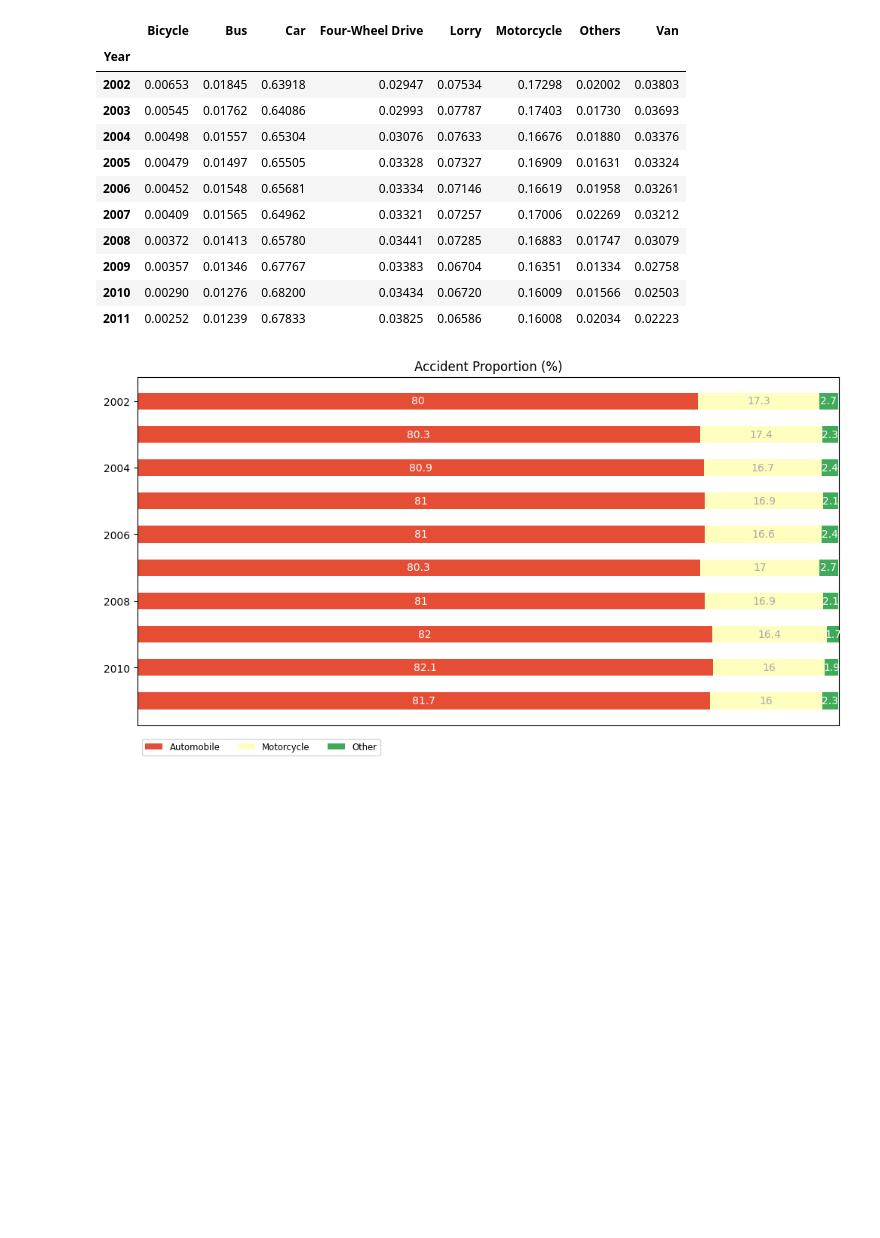
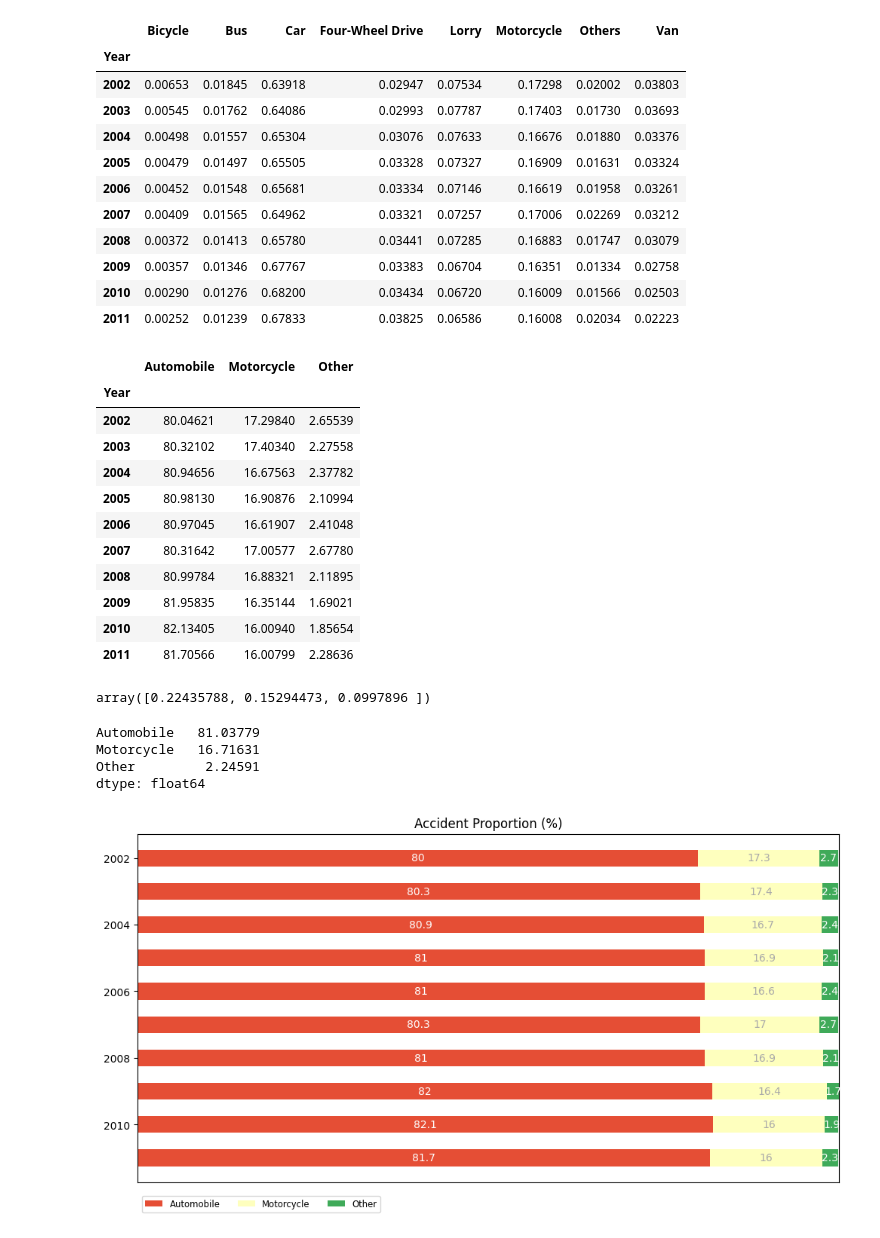
Before and after one commit to ivankching/storytelling, a Jupyter notebook: Public healthcare cost of motorcycles/analysis.ipynb, the cells around one changed output. Cells and saved outputs as stored; diff of their text form; code cells hidden in the pictures; blank space fills up the shorter version.

```diff
--- a/Public healthcare cost of motorcycles/analysis.ipynb
+++ b/Public healthcare cost of motorcycles/analysis.ipynb
@@ -89,6 +90,32 @@ def plot_proportions(data):
         ax.bar_label(rects, label_type='center', color=text_color)
     ax.legend(ncols=len(categories), bbox_to_anchor=(0, -.1), loc='lower left', fontsize='small')
     return fig, ax
+# %%
+vehicles_trimmed
+# %% [output]
+|  | Automobile | Motorcycle | Other |
+| Year |  |  |  |
+| 2002 | 80.04621 | 17.29840 | 2.65539 |
+| 2003 | 80.32102 | 17.40340 | 2.27558 |
+| 2004 | 80.94656 | 16.67563 | 2.37782 |
+| 2005 | 80.98130 | 16.90876 | 2.10994 |
+| 2006 | 80.97045 | 16.61907 | 2.41048 |
+| 2007 | 80.31642 | 17.00577 | 2.67780 |
+| 2008 | 80.99784 | 16.88321 | 2.11895 |
+| 2009 | 81.95835 | 16.35144 | 1.69021 |
+| 2010 | 82.13405 | 16.00940 | 1.85654 |
+| 2011 | 81.70566 | 16.00799 | 2.28636 |
+# %%
+sem(vehicles_trimmed, axis=0)
+# %% [output]
+array([0.22435788, 0.15294473, 0.0997896 ])
+# %%
+vehicles_trimmed.mean()
+# %% [output]
+Automobile   81.03779
+Motorcycle   16.71631
+Other         2.24591
+dtype: float64
 # %%
 fig, ax = plot_proportions(vehicles_trimmed)
 plt.title("Accident Proportion (%)")
```
Also changed, not shown: parts of 19 cells of this notebook.
